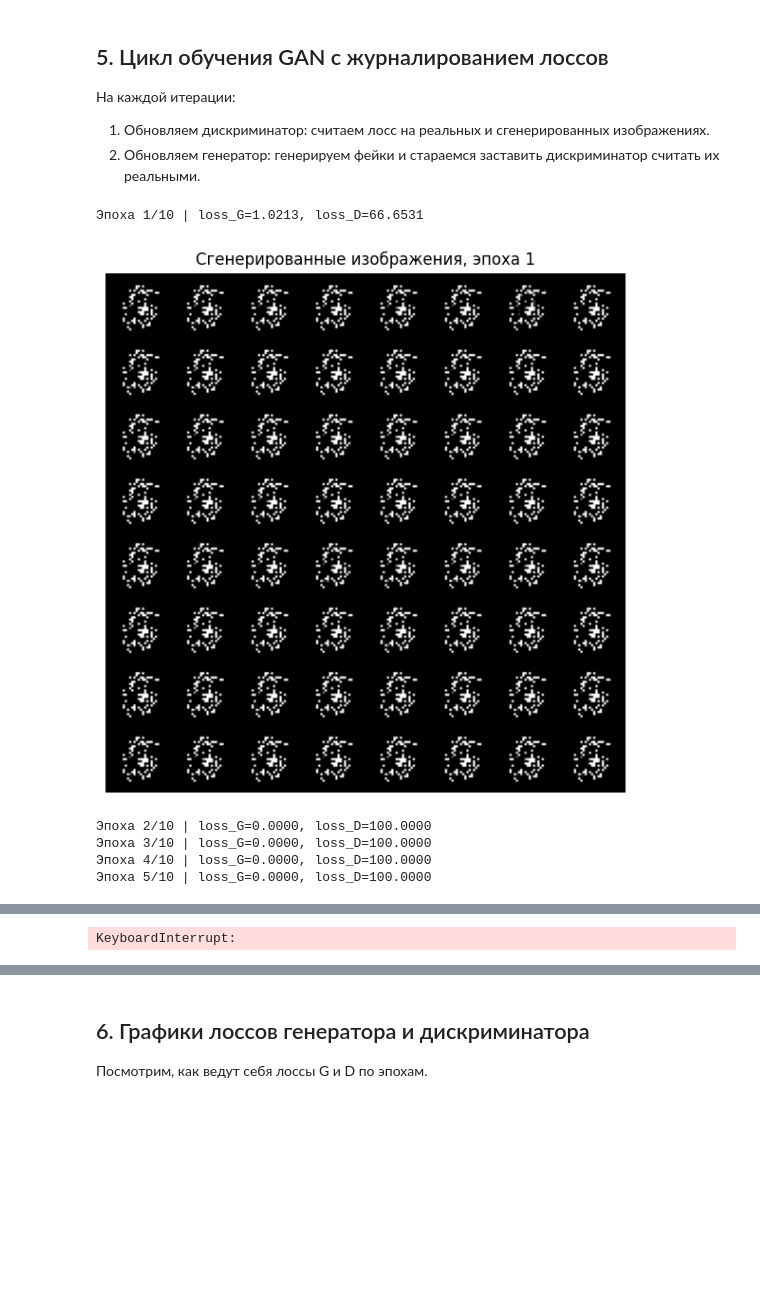
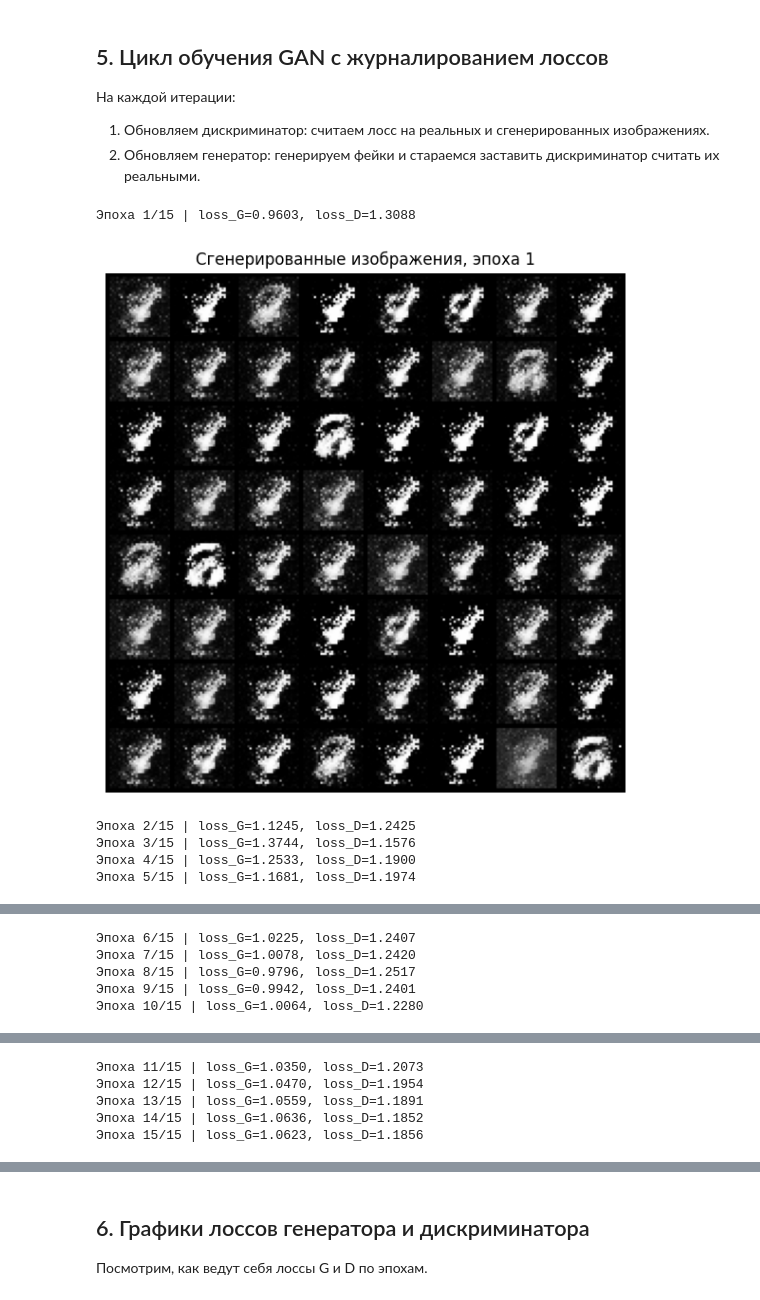
Before and after one commit to PashaArtemev/AIEducationVUZ, a Jupyter notebook: lab12_task_KII.ipynb, the cells around one changed output, grey strips where cells are left out. Saved outputs shown, nothing was run; the diff lists cells and outputs as text; code cells hidden in the pictures; blank space fills up the shorter version.

```diff
--- a/lab12_task_KII.ipynb
+++ b/lab12_task_KII.ipynb
@@ -348,37 +348,37 @@ def train_gan(num_epochs):
             epoch_loss_G += loss_G.item()
             epoch_loss_D += loss_D.item()
             n_batches += 1
 
         avg_loss_G = epoch_loss_G / n_batches
         avg_loss_D = epoch_loss_D / n_batches
         loss_history_G.append(avg_loss_G)
         loss_history_D.append(avg_loss_D)
 
         print(f"Эпоха {epoch}/{num_epochs} | loss_G={avg_loss_G:.4f}, loss_D={avg_loss_D:.4f}")
 
         # визуальный мониторинг качества генератора
         if epoch % 5 == 0 or epoch == 1:
             G.eval()
             with torch.no_grad():
                 samples = G(fixed_z).cpu()
             G.train()
 
             grid = utils.make_grid(samples, nrow=8, normalize=True, value_range=(-1, 1))
             plt.figure(figsize=(6, 6))
             plt.imshow(np.transpose(grid.numpy(), (1, 2, 0)))
             plt.axis("off")
             plt.title(f"Сгенерированные изображения, эпоха {epoch}")
             plt.tight_layout()
             plt.show()
 
     return loss_history_G, loss_history_D
 
-num_epochs = 10  # в отчёте попробуйте другие значения и сравните
+num_epochs = 15  # в отчёте попробуйте другие значения и сравните
 loss_G, loss_D = train_gan(num_epochs)
 # %% [output]
-Эпоха 1/10 | loss_G=1.0213, loss_D=66.6531
+Эпоха 1/15 | loss_G=0.9603, loss_D=1.3088
-[figure, old version]
+[figure, new version]
-Эпоха 2/10 | loss_G=0.0000, loss_D=100.0000
-Эпоха 3/10 | loss_G=0.0000, loss_D=100.0000
-Эпоха 4/10 | loss_G=0.0000, loss_D=100.0000
-Эпоха 5/10 | loss_G=0.0000, loss_D=100.0000
+Эпоха 2/15 | loss_G=1.1245, loss_D=1.2425
+Эпоха 3/15 | loss_G=1.3744, loss_D=1.1576
+Эпоха 4/15 | loss_G=1.2533, loss_D=1.1900
+Эпоха 5/15 | loss_G=1.1681, loss_D=1.1974
@@ -386 +386,5 @@ loss_G, loss_D = train_gan(num_epochs)
-KeyboardInterrupt:
+Эпоха 6/15 | loss_G=1.0225, loss_D=1.2407
+Эпоха 7/15 | loss_G=1.0078, loss_D=1.2420
+Эпоха 8/15 | loss_G=0.9796, loss_D=1.2517
+Эпоха 9/15 | loss_G=0.9942, loss_D=1.2401
+Эпоха 10/15 | loss_G=1.0064, loss_D=1.2280
@@ -386,0 +392,5 @@ KeyboardInterrupt:
+Эпоха 11/15 | loss_G=1.0350, loss_D=1.2073
+Эпоха 12/15 | loss_G=1.0470, loss_D=1.1954
+Эпоха 13/15 | loss_G=1.0559, loss_D=1.1891
+Эпоха 14/15 | loss_G=1.0636, loss_D=1.1852
+Эпоха 15/15 | loss_G=1.0623, loss_D=1.1856
```
Also changed, not shown: parts of 4 cells of this notebook.
